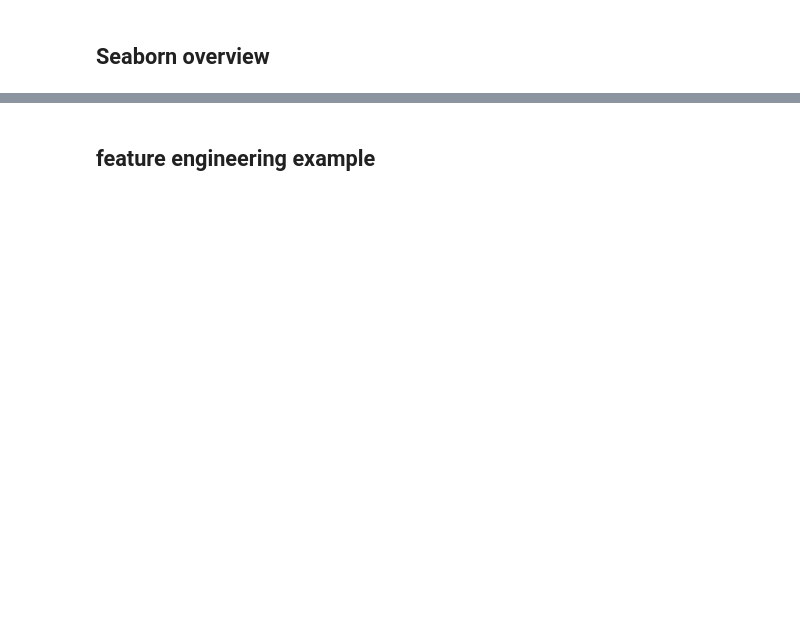
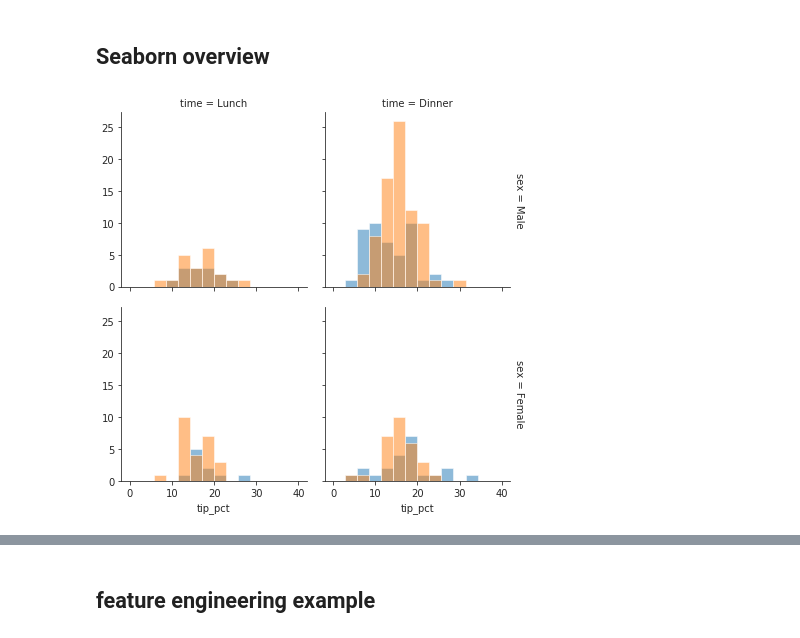
Before and after one commit to myazdani/ml-viz, a Jupyter notebook: pydata-tour.ipynb, the cells around one changed output, grey strips where cells are left out. Drawn from its saved outputs; the diff is of its cells as text; code cells hidden in the pictures; blank space fills up the shorter version.

```diff
--- a/pydata-tour.ipynb
+++ b/pydata-tour.ipynb
@@ -102,15 +183,15 @@ ax[1].plot(x, np.cos(x));
 # %% [markdown]
 ## Seaborn overview
 # %%
-
-tips = sns.load_dataset('tips')
-tips['tip_pct'] = 100 * tips['tip'] / tips['total_bill']
+# tips = sns.load_dataset('tips')
+# tips['tip_pct'] = 100 * tips['tip'] / tips['total_bill']
 # %%
-
 with sns.axes_style(style='ticks'):
     grid = sns.FacetGrid(tips, row="sex", col="time", hue= "smoker",
                          margin_titles=True)
-    grid.map(plt.hist, "tip_pct", bins=np.linspace(0, 40, 15));
+    grid.map(plt.hist, "tip_pct", bins=np.linspace(0, 40, 15), alpha = .5);
+# %% [output]
+[figure, added]
 # %%
 
 g = sns.catplot("day", "total_bill", "sex", data=tips, kind="box")
```
Also changed, not shown: parts of 27 cells of this notebook, 3 other files.
